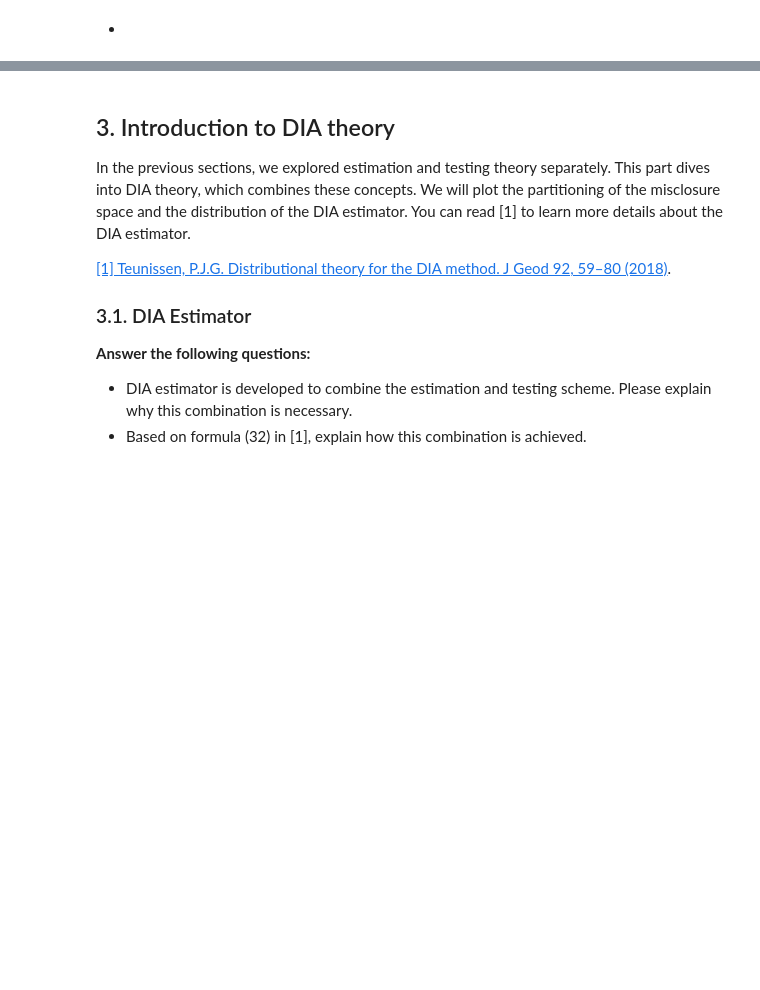
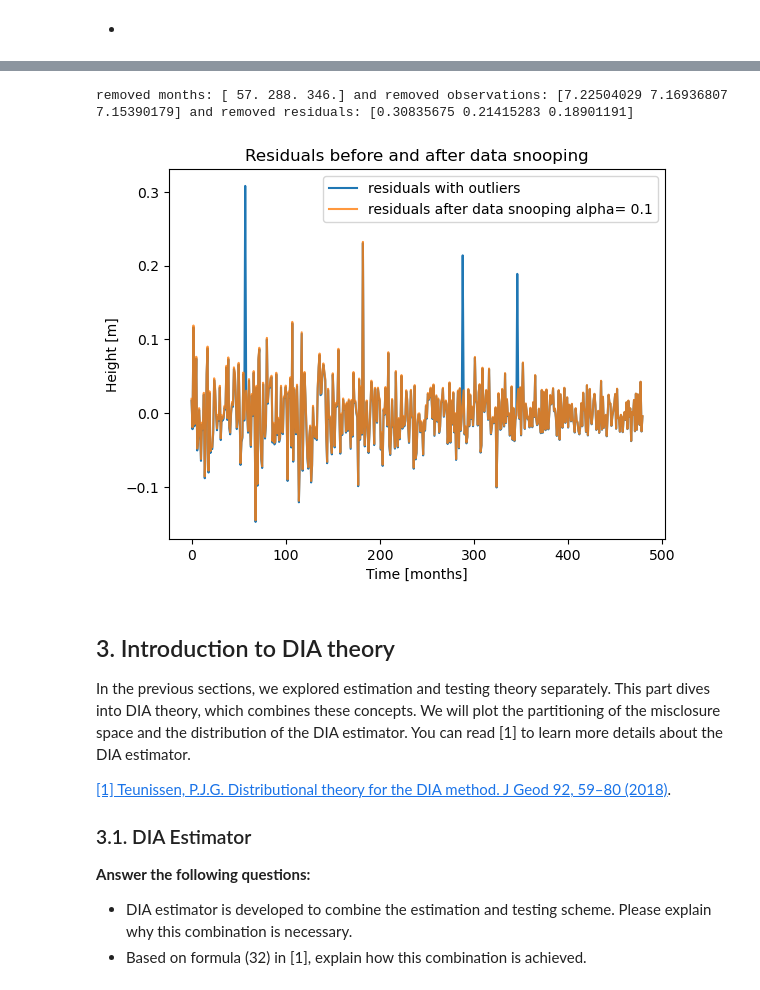
Before and after one commit to ICSlingerland/Geo-Data-Analysis, a Jupyter notebook: Unit-HoekvanHolland/Notebook 1.ipynb, the cells around one changed output, grey strips where cells are left out. Drawn from its saved outputs; the diff is of its cells as text; code cells hidden in the pictures; blank space fills up the shorter version.

```diff
--- a/Unit-HoekvanHolland/Notebook 1.ipynb
+++ b/Unit-HoekvanHolland/Notebook 1.ipynb
@@ -973,3 +946,23 @@ print(matrix.shape,matrix_without_row.shape)  # Output the shape of the new matr
+# %%
+# Carry out data snooping (with different alpha)
+
+y_out_1, A0_out_1,t_out_1,  e_out_1, y_hat_out_1, Q_yy_out_1,T_q_1, c205=data_snooping(y_out,A0,month_out, e_out, Q_yy_out,Q_ehat_out, y_hat_out, alpha=0.1)
+
+
+
+# Plot
+plt.plot(month_out, e_out, label='residuals with outliers')
+plt.plot(t_out_1, e_out_1, label='residuals after data snooping alpha= 0.1', alpha=0.8)
+plt.xlabel('Time [months]')
+plt.ylabel('Height [m]')
+plt.title('Residuals before and after data snooping')
+plt.legend()
+
+removed_indx = find_removed_elements(month_out, y_out, t_out_1, y_out_1)
+print(f'removed months: {month_out[removed_indx]} and removed observations: {y_out[removed_indx]} and removed residuals: {e_out[removed_indx]}')
+# %% [output]
+removed months: [ 57. 288. 346.] and removed observations: [7.22504029 7.16936807 7.15390179] and removed residuals: [0.30835675 0.21415283 0.18901191]
+[figure, added]
 # %% [markdown]
 ## 3. Introduction to DIA theory
 In the previous sections, we explored estimation and testing theory separately. This part dives into DIA theory, which combines these concepts. We will plot the partitioning of the misclosure space and the distribution of the DIA estimator. You can read [1] to learn more details about the DIA estimator.
```
Also changed, not shown: parts of 6 cells of this notebook.
